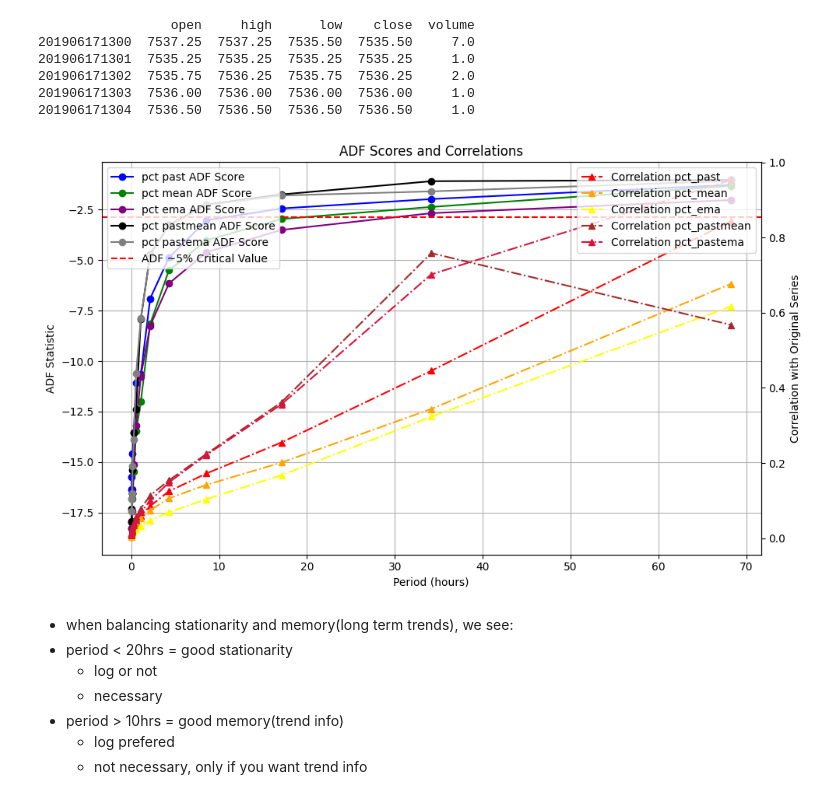
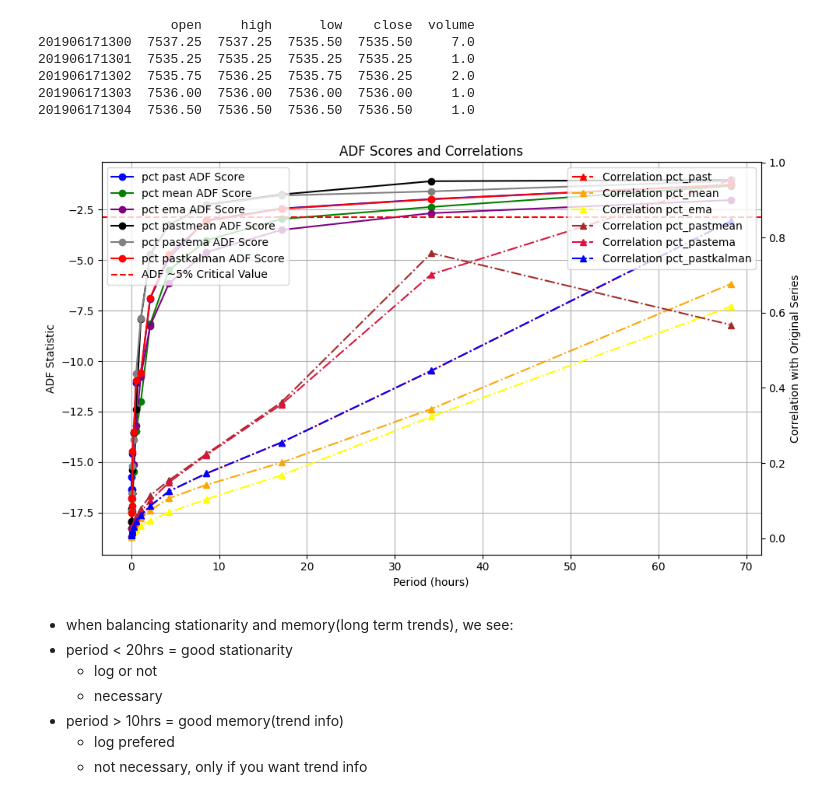
Before and after one commit to CoCoMilkyWay/trader, a Jupyter notebook: app/CTA/research/1 sample.ipynb, the cells around one changed output. Cells and saved outputs as stored; diff of their text form; code cells hidden in the pictures.

```diff
--- a/app/CTA/research/1 sample.ipynb
+++ b/app/CTA/research/1 sample.ipynb
@@ -28,6 +28,7 @@ import numpy as np
 import pandas as pd
 import matplotlib.pyplot as plt
 from tqdm import tqdm
+from pykalman import KalmanFilter
 from statsmodels.tsa.stattools import adfuller
 
 # Sample time series (replace with your own data)
@@ -41,11 +42,13 @@ pct_mean_adf_scores = []
 pct_ema_adf_scores = []
 pct_pastmean_adf_scores = []
 pct_pastema_adf_scores = []
+pct_pastkalman_adf_scores = []
 cor_past_log = []
 cor_mean_log = []
 cor_ema_log = []
 cor_pastmean_log = []
 cor_pastema_log = []
+cor_pastkalman_log = []
 
 for lag in tqdm(lags):
     pct_past = np.log1p(series.pct_change(periods=lag).fillna(0))
@@ -68,39 +71,52 @@ for lag in tqdm(lags):
     pct_pastema_adf_scores.append(adfuller(pct_pastema)[0])
     cor_pastema_log.append(series.corr(pd.Series(pct_pastema, index=series.index)))
 
+    # Kalman-smoothed mean normalization (shifted to retain near-term info)
+    kf = KalmanFilter(initial_state_mean=series.iloc[0], n_dim_obs=1)
+    state_means, _ = kf.filter(series.values.reshape(-1, 1)) # type: ignore
+    kf_series = pd.Series(state_means.flatten(), index=series.index).shift(lag)
+    pct_pastkalman = np.log((series / kf_series).fillna(1))
+    pct_pastkalman_adf_scores.append(adfuller(pct_pastkalman)[0])
+    cor_pastkalman_log.append(series.corr(pd.Series(pct_pastkalman, index=series.index)))
+
 lags = np.array(lags) / 60  # Convert lags to hours
 
 # Plot
 fig, ax1 = plt.subplots(figsize=(10, 6))
 
 # Plot ADF scores on primary y-axis
 ax1.plot(lags, pct_past_adf_scores, marker='o', label='pct past ADF Score', color='blue')
 ax1.plot(lags, pct_mean_adf_scores, marker='o', label='pct mean ADF Score', color='green')
 ax1.plot(lags, pct_ema_adf_scores, marker='o', label='pct ema ADF Score', color='purple')
 ax1.plot(lags, pct_pastmean_adf_scores, marker='o', label='pct pastmean ADF Score', color='black')
 ax1.plot(lags, pct_pastema_adf_scores, marker='o', label='pct pastema ADF Score', color='gray')
+ax1.plot(lags, pct_pastkalman_adf_scores, marker='o', label='pct pastkalman ADF Score', color='red')
 ax1.axhline(-2.86, color='red', linestyle='--', label='ADF ~5% Critical Value')
 ax1.set_xlabel('Period (hours)')
 ax1.set_ylabel('ADF Statistic', color='black')
 ax1.grid(True)
 ax1.legend(loc='upper left')
 
 # Create secondary y-axis for correlations
 ax2 = ax1.twinx()
 ax2.plot(lags, cor_past_log, marker='^', label='Correlation pct_past', color='red', linestyle='-.')
 ax2.plot(lags, cor_mean_log, marker='^', label='Correlation pct_mean', color='orange', linestyle='-.')
 ax2.plot(lags, cor_ema_log, marker='^', label='Correlation pct_ema', color='yellow', linestyle='-.')
 ax2.plot(lags, cor_pastmean_log, marker='^', label='Correlation pct_pastmean', color='brown', linestyle='-.')
 ax2.plot(lags, cor_pastema_log, marker='^', label='Correlation pct_pastema', color='crimson', linestyle='-.')
+ax2.plot(lags, cor_pastkalman_log, marker='^', label='Correlation pct_pastkalman', color='blue', linestyle='-.')
 ax2.set_ylabel('Correlation with Original Series', color='black')
 ax2.legend(loc='upper right')
 
 # Title and layout
 plt.title('ADF Scores and Correlations')
 plt.tight_layout()
 plt.show()
+
+# Interestingly, past Kalman filter method underperform than 2 other past average method
+# It is because that Kalman is more adaptive and weaker at removing/isolating past long-term information
 # %% [output]
-[figure, old version]
+[figure, new version]
 # %% [markdown]
 - when balancing stationarity and memory(long term trends), we see:
 - period < 20hrs = good stationarity
```
Also changed, not shown: 8 other files.
